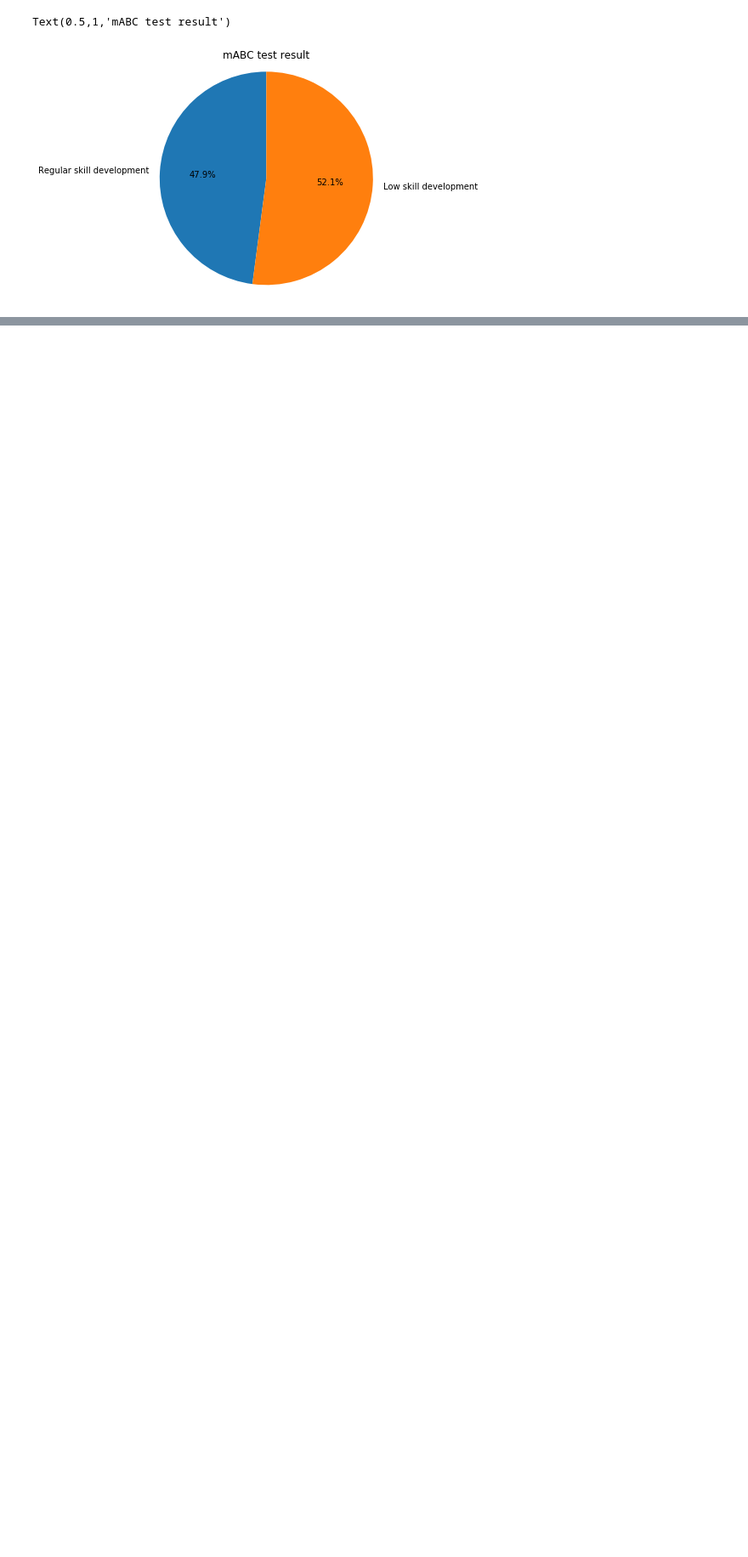
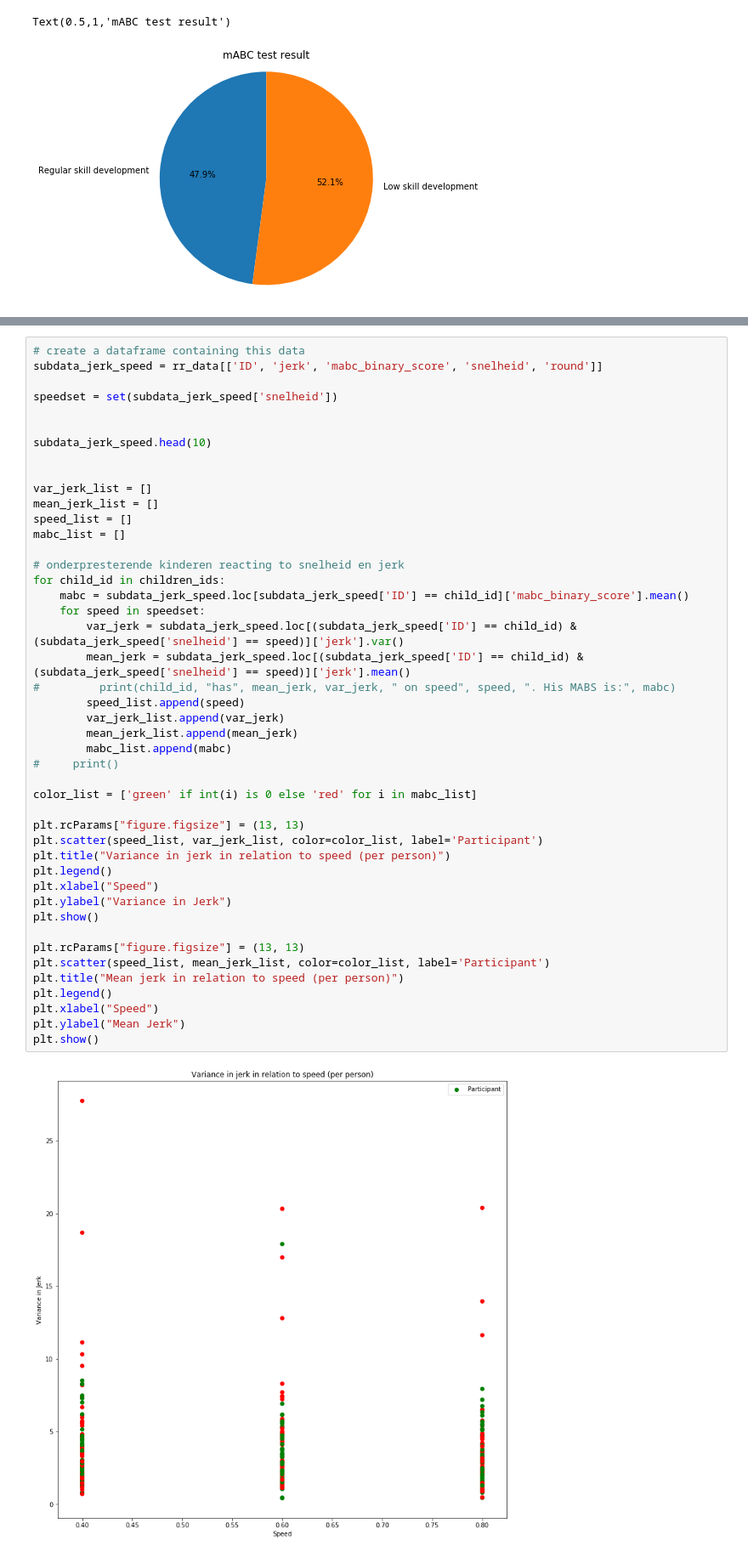
Before and after one commit to mangow/sps, a Jupyter notebook: sps.ipynb, the cells around one changed output, grey strips where cells are left out. Shown: that part at 85% size. Drawn from its saved outputs; the diff is of its cells as text; blank space fills up the shorter version.

```diff
--- a/sps.ipynb
+++ b/sps.ipynb
@@ -220,0 +260,47 @@ Text(0.5,1,'mABC test result')
+# %%
+# create a dataframe containing this data
+subdata_jerk_speed = rr_data[['ID', 'jerk', 'mabc_binary_score', 'snelheid', 'round']]
+
+speedset = set(subdata_jerk_speed['snelheid'])
+
+
+subdata_jerk_speed.head(10)
+
+
+var_jerk_list = []
+mean_jerk_list = []
+speed_list = []
+mabc_list = []
+
+# onderpresterende kinderen reacting to snelheid en jerk
+for child_id in children_ids:
+    mabc = subdata_jerk_speed.loc[subdata_jerk_speed['ID'] == child_id]['mabc_binary_score'].mean()
+    for speed in speedset:
+        var_jerk = subdata_jerk_speed.loc[(subdata_jerk_speed['ID'] == child_id) & (subdata_jerk_speed['snelheid'] == speed)]['jerk'].var()
+        mean_jerk = subdata_jerk_speed.loc[(subdata_jerk_speed['ID'] == child_id) & (subdata_jerk_speed['snelheid'] == speed)]['jerk'].mean()
+#         print(child_id, "has", mean_jerk, var_jerk, " on speed", speed, ". His MABS is:", mabc)
+        speed_list.append(speed)
+        var_jerk_list.append(var_jerk)
+        mean_jerk_list.append(mean_jerk)
+        mabc_list.append(mabc)
+#     print()
+
+color_list = ['green' if int(i) is 0 else 'red' for i in mabc_list]
+
+plt.rcParams["figure.figsize"] = (13, 13)
+plt.scatter(speed_list, var_jerk_list, color=color_list, label='Participant')
+plt.title("Variance in jerk in relation to speed (per person)")
+plt.legend()
+plt.xlabel("Speed")
+plt.ylabel("Variance in Jerk")
+plt.show()
+
+plt.rcParams["figure.figsize"] = (13, 13)
+plt.scatter(speed_list, mean_jerk_list, color=color_list, label='Participant')
+plt.title("Mean jerk in relation to speed (per person)")
+plt.legend()
+plt.xlabel("Speed")
+plt.ylabel("Mean Jerk")
+plt.show()
+# %% [output]
+[figure, added]
```
Also changed, not shown: parts of 12 cells of this notebook, 3 other files.
